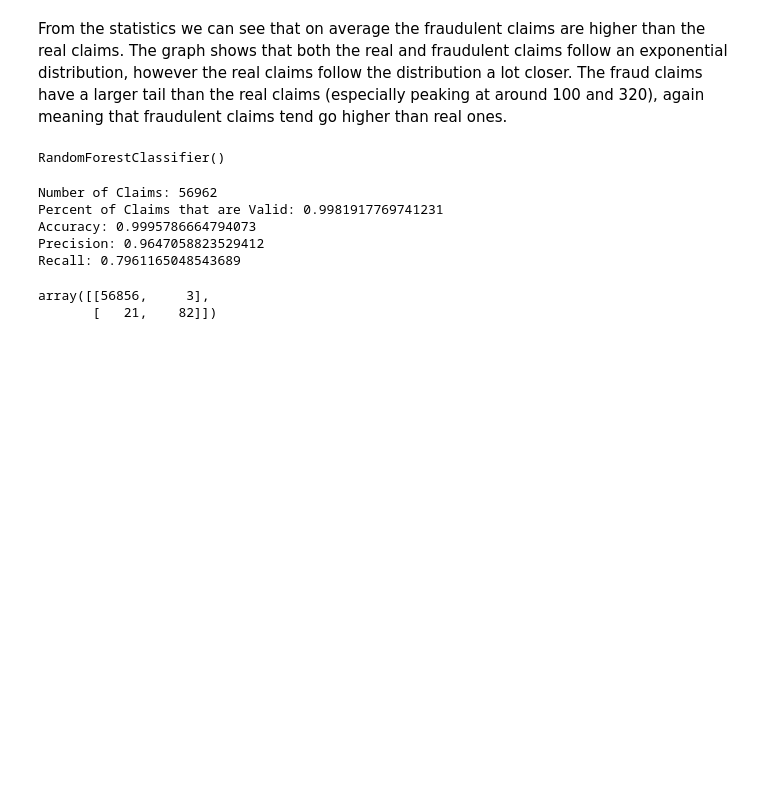
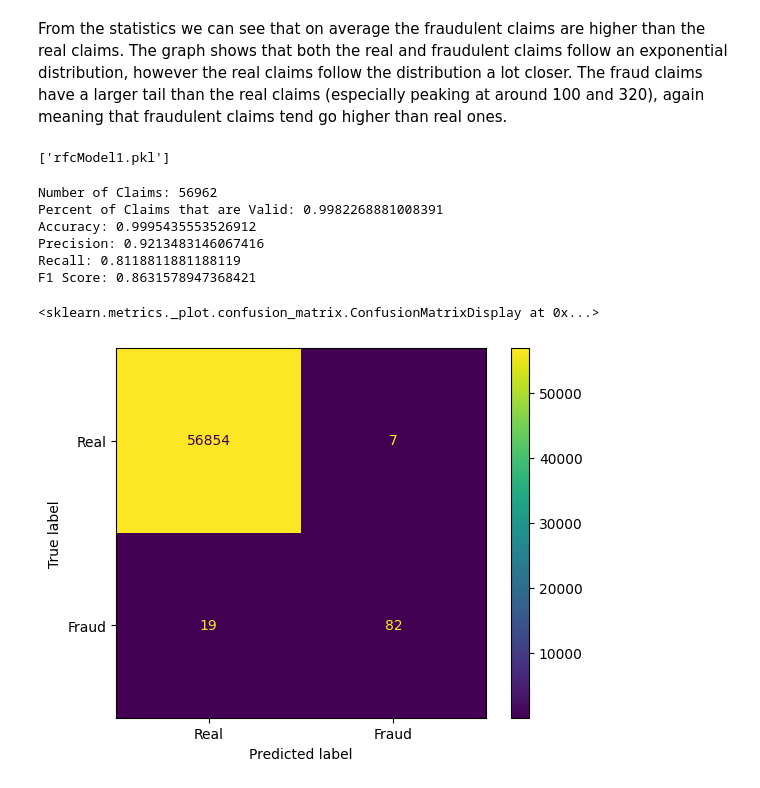
Before and after one commit to ColeFChisamore/CreditCardFraud, a Jupyter notebook: CreditCardFraud.ipynb, the cells around one changed output. Saved outputs shown, nothing was run; the diff lists cells and outputs as text; code cells hidden in the pictures; blank space fills up the shorter version.

```diff
--- a/CreditCardFraud.ipynb
+++ b/CreditCardFraud.ipynb
@@ -53,32 +55,43 @@ xTrain, xTest, yTrain, yTest = train_test_split(x, y, test_size=0.2)
 # %%
-from sklearn.ensemble import RandomForestClassifier
-
+"""
+ONLY USE TO RETRAIN INITIAL MODEL
+"""
 ## Train the model:
-rfc = RandomForestClassifier()
+rfc = RandomForestClassifier(random_state=4)
 rfc.fit(xTrain, yTrain)
 
-yPred = rfc.predict(xTest)
+# Let's save the model as well
+jl.dump(rfc, "rfcModel1.pkl")
 # %% [output]
-RandomForestClassifier()
+['rfcModel1.pkl']
+# %%
+# Load the model and do predictions
+rfc = jl.load("rfcModel1.pkl")
+
+yPred = rfc.predict(xTest)
 # %%
-from sklearn.metrics import accuracy_score, precision_score, recall_score, f1_score, matthews_corrcoef, confusion_matrix
+from sklearn.metrics import accuracy_score, precision_score, recall_score, f1_score, matthews_corrcoef, confusion_matrix, ConfusionMatrixDisplay
 
+## Showing some statistics
 accuracy = accuracy_score(yTest, yPred)
 precision = precision_score(yTest, yPred)
 recall = recall_score(yTest, yPred)
-#f1 = f1_score(yTest, yPred)
-#mcc = matthews_corrcoef(yTest, yPred)
+f1 = f1_score(yTest, yPred)
 print("Number of Claims:", yTest.shape[0], "\nPercent of Claims that are Valid:",
-      np.where(yTest==0)[0].size / yTest.size, "\nAccuracy:", accuracy, "\nPrecision:", precision, "\nRecall:", recall)
+      np.where(yTest==0)[0].size / yTest.size, "\nAccuracy:", accuracy, "\nPrecision:", precision, "\nRecall:", recall, "\nF1 Score:", f1)
 # %% [output]
 Number of Claims: 56962
-Percent of Claims that are Valid: 0.9981917769741231
-Accuracy: 0.9995786664794073
-Precision: 0.9647058823529412
-Recall: 0.7961165048543689
+Percent of Claims that are Valid: 0.9982268881008391
+Accuracy: 0.9995435553526912
+Precision: 0.9213483146067416
+Recall: 0.8118811881188119
+F1 Score: 0.8631578947368421
 # %%
-confusion_matrix(yTest, yPred)
+## Plotting a confusion matrix
+cm = confusion_matrix(yTest, yPred)
+cmd = ConfusionMatrixDisplay(cm, display_labels=["Real","Fraud"])
+cmd.plot()
 # %% [output]
-array([[56856,     3],
-       [   21,    82]])
+<sklearn.metrics._plot.confusion_matrix.ConfusionMatrixDisplay at 0x...>
+[figure, added]
 # %% [markdown]
```
Also changed, not shown: parts of 19 cells of this notebook, 3 other files.
